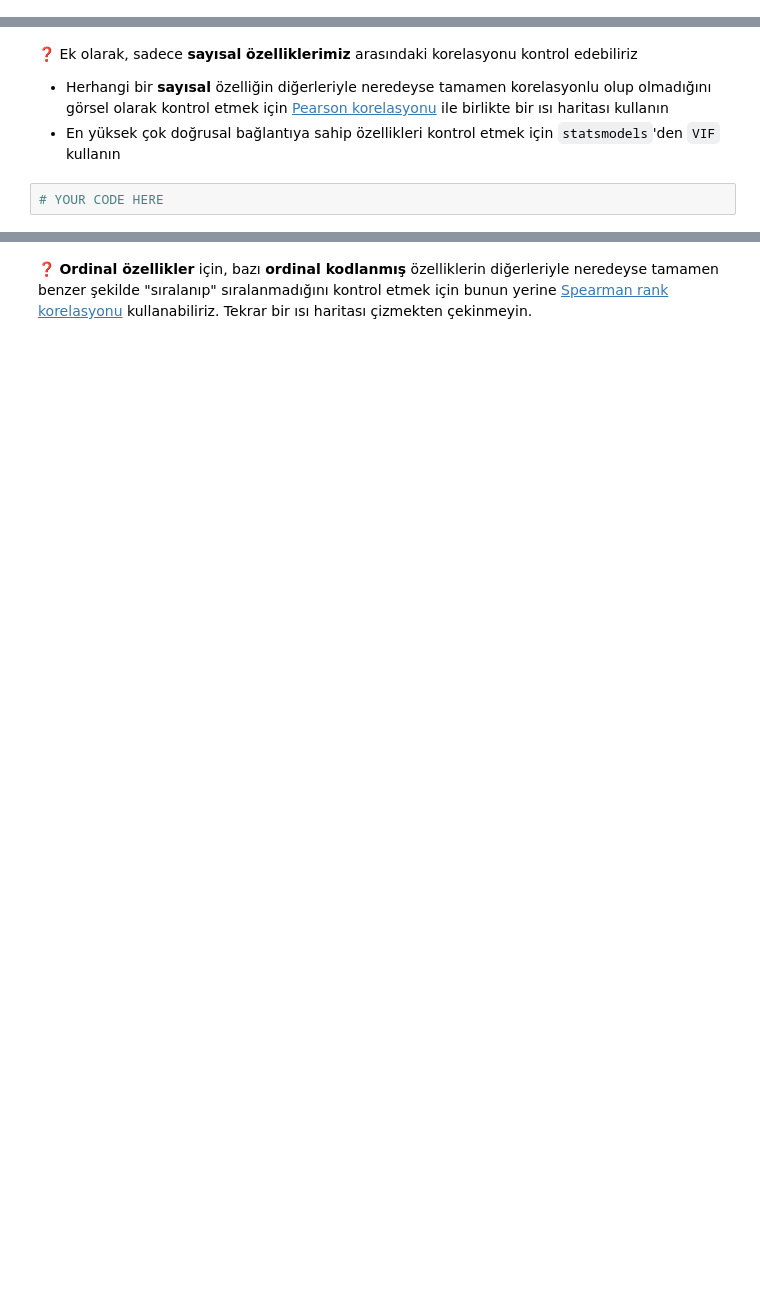
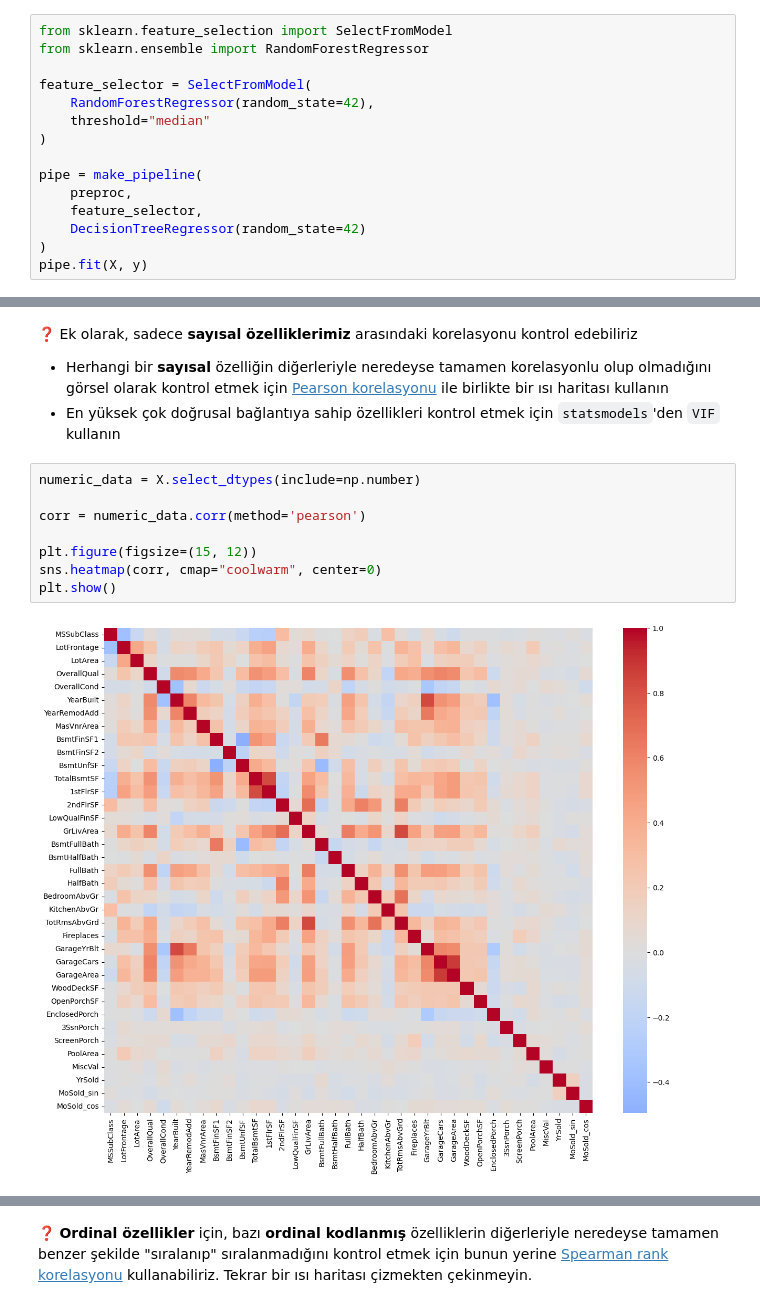
Before and after one commit to zulalyilmazer/S17D2-S-kaggle-competition, a Jupyter notebook: houses_kaggle_competition.ipynb, the cells around one changed output, grey strips where cells are left out. Cells and saved outputs as stored; diff of their text form; blank space fills up the shorter version.

```diff
--- a/houses_kaggle_competition.ipynb
+++ b/houses_kaggle_competition.ipynb
@@ -591,0 +601,15 @@ Ancak çok özelliğiniz olduğunda, bu işlem eğitilmesi son derece uzun süre
+# %%
+from sklearn.feature_selection import SelectFromModel
+from sklearn.ensemble import RandomForestRegressor
+
+feature_selector = SelectFromModel(
+    RandomForestRegressor(random_state=42),
+    threshold="median"
+)
+
+pipe = make_pipeline(
+    preproc,
+    feature_selector,
+    DecisionTreeRegressor(random_state=42)
+)
+pipe.fit(X, y)
@@ -603,5 +668,13 @@ Pipeline'ınızın sonuna bir [`VarianceThreshold`](https://scikit-learn.org/sta
 
 - Herhangi bir **sayısal** özelliğin diğerleriyle neredeyse tamamen korelasyonlu olup olmadığını görsel olarak kontrol etmek için [Pearson korelasyonu](https://en.wikipedia.org/wiki/Pearson_correlation_coefficient) ile birlikte bir ısı haritası kullanın
 - En yüksek çok doğrusal bağlantıya sahip özellikleri kontrol etmek için `statsmodels`'den `VIF` kullanın
-# %%
-# YOUR CODE HERE
+# %%
+numeric_data = X.select_dtypes(include=np.number)
+
+corr = numeric_data.corr(method='pearson')
+
+plt.figure(figsize=(15, 12))
+sns.heatmap(corr, cmap="coolwarm", center=0)
+plt.show()
+# %% [output]
+[figure, added]
```
Also changed, not shown: parts of 32 cells of this notebook.
